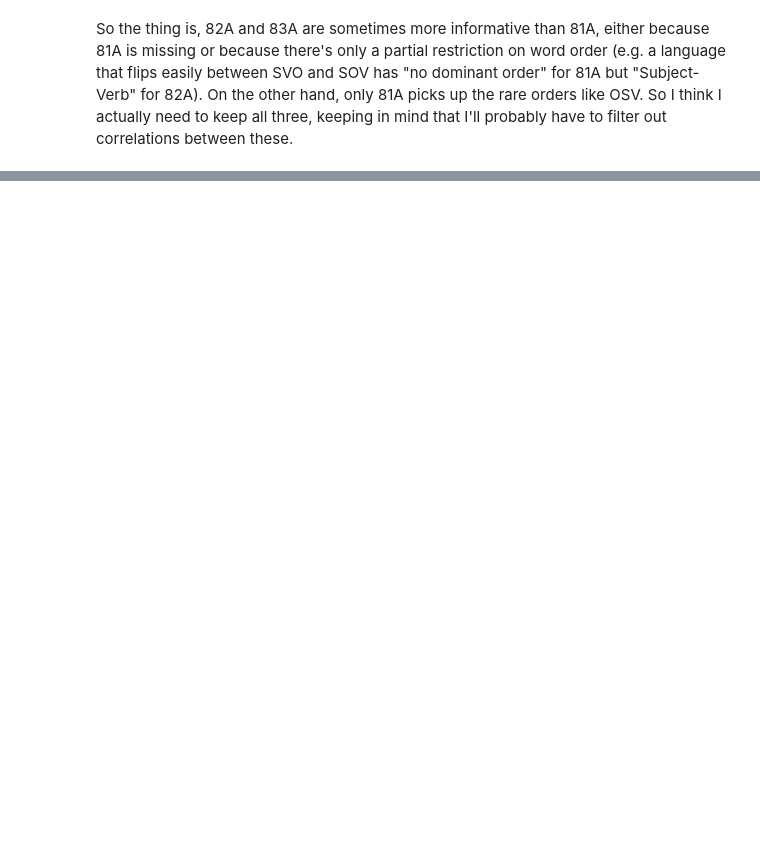
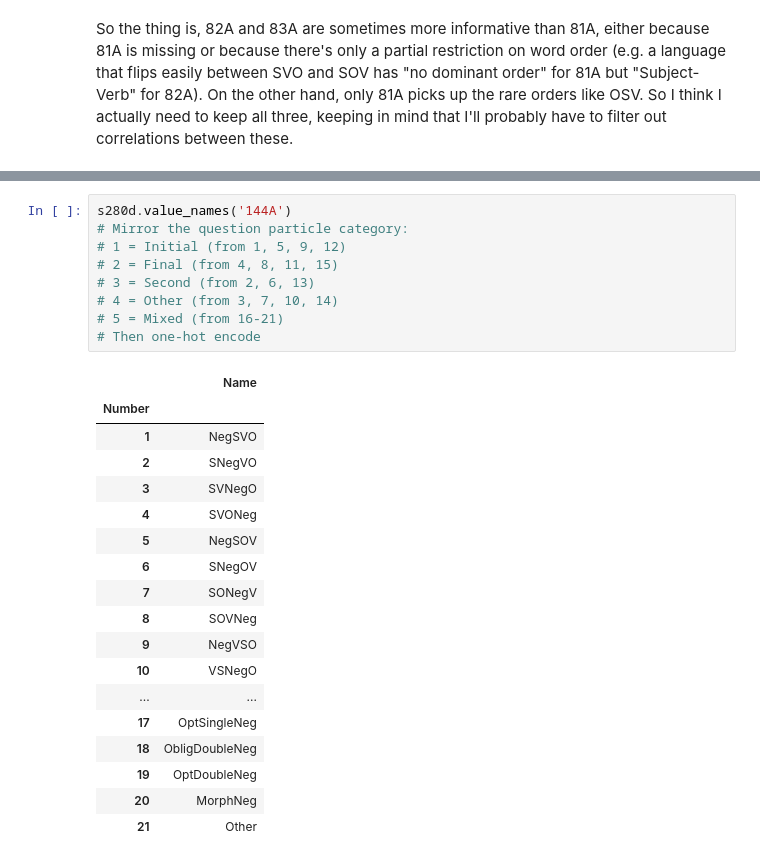
Before and after one commit to def-gthill/sils, a Jupyter notebook: prep.ipynb, the cells around one changed output, grey strips where cells are left out. Drawn from its saved outputs; the diff is of its cells as text; blank space fills up the shorter version.

```diff
--- a/prep.ipynb
+++ b/prep.ipynb
@@ -384,0 +829,28 @@ sub4['83A'].sum(), sub4['87A'].sum(), sub4['97A'].sum()
+# %%
+s280d.value_names('144A')
+# Mirror the question particle category:
+# 1 = Initial (from 1, 5, 9, 12)
+# 2 = Final (from 4, 8, 11, 15)
+# 3 = Second (from 2, 6, 13)
+# 4 = Other (from 3, 7, 10, 14)
+# 5 = Mixed (from 16-21)
+# Then one-hot encode
+# %% [output]
+|  | Name |
+| Number |  |
+| 1 | NegSVO |
+| 2 | SNegVO |
+| 3 | SVNegO |
+| 4 | SVONeg |
+| 5 | NegSOV |
+| 6 | SNegOV |
+| 7 | SONegV |
+| 8 | SOVNeg |
+| 9 | NegVSO |
+| 10 | VSNegO |
+| ... | ... |
+| 17 | OptSingleNeg |
+| 18 | ObligDoubleNeg |
+| 19 | OptDoubleNeg |
+| 20 | MorphNeg |
+| 21 | Other |
```
Also changed, not shown: parts of 57 cells of this notebook, 1 other file.
